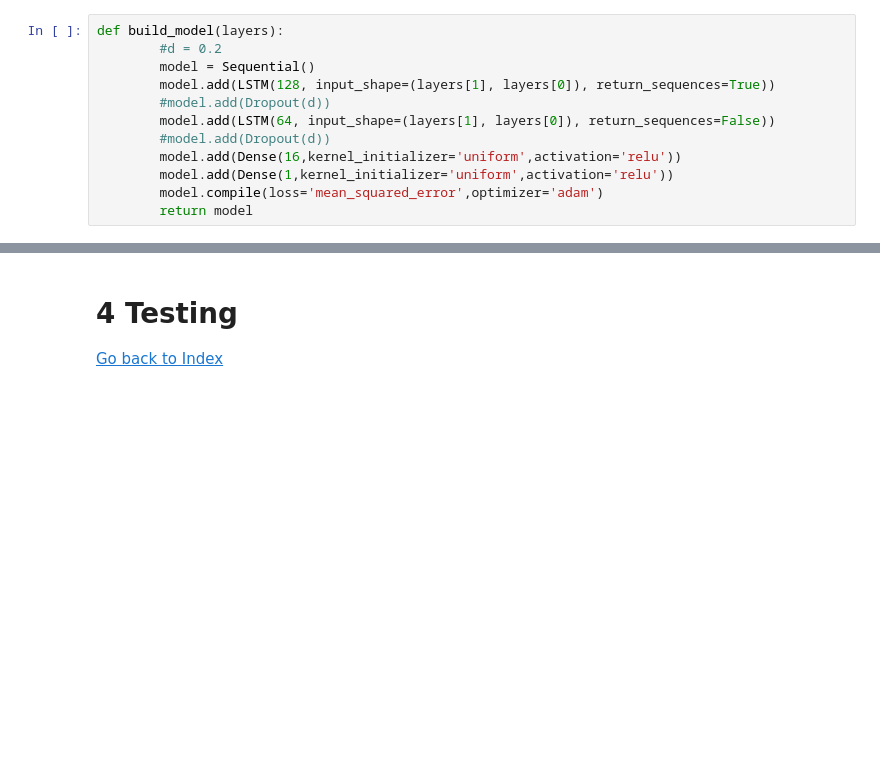
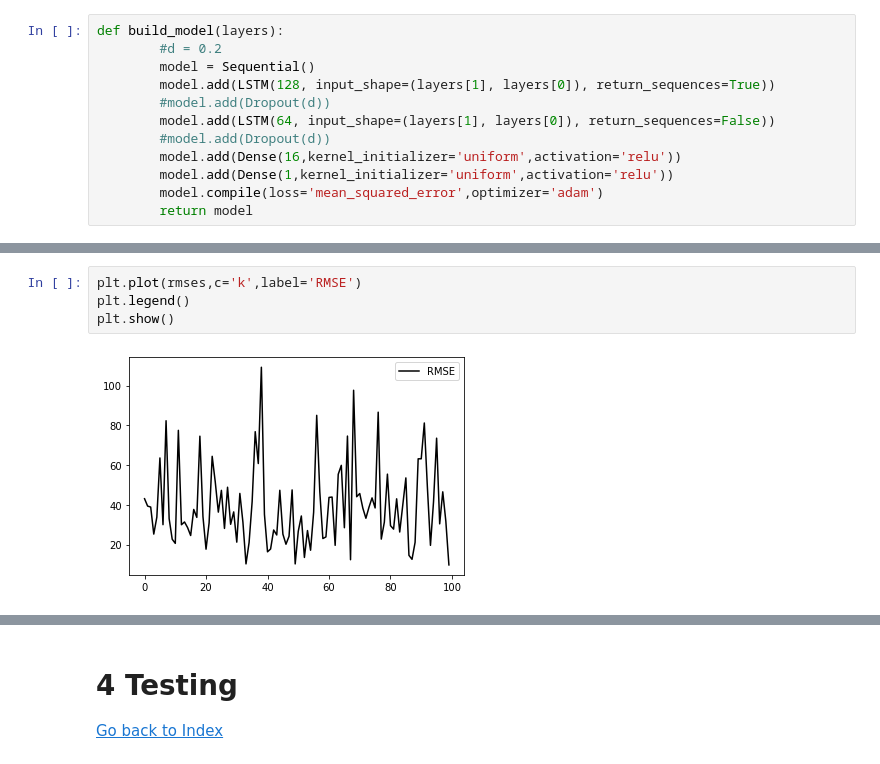
Before and after one commit to mehidi38/RUL-Prediction, a Jupyter notebook: RUL Prediction using LSTM Lookback=20.ipynb, the cells around one changed output, grey strips where cells are left out. Saved outputs shown, nothing was run; the diff lists cells and outputs as text; blank space fills up the shorter version.

```diff
--- a/RUL Prediction using LSTM Lookback=20.ipynb
+++ b/RUL Prediction using LSTM Lookback=20.ipynb
@@ -364,0 +471,6 @@ mean_absolute_error >> 5.778083387460453
+# %%
+plt.plot(rmses,c='k',label='RMSE')
+plt.legend()
+plt.show()
+# %% [output]
+[figure, added]
```
Also changed, not shown: parts of 42 cells of this notebook, 2 other files.
